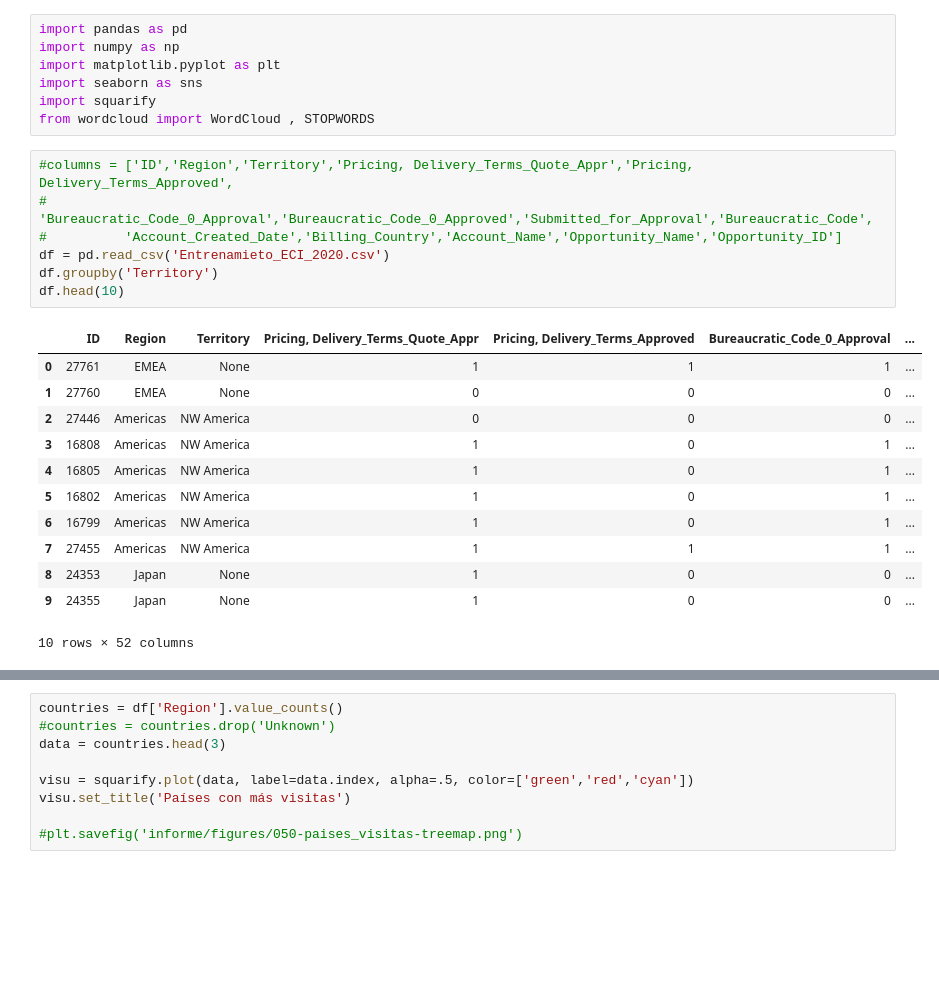
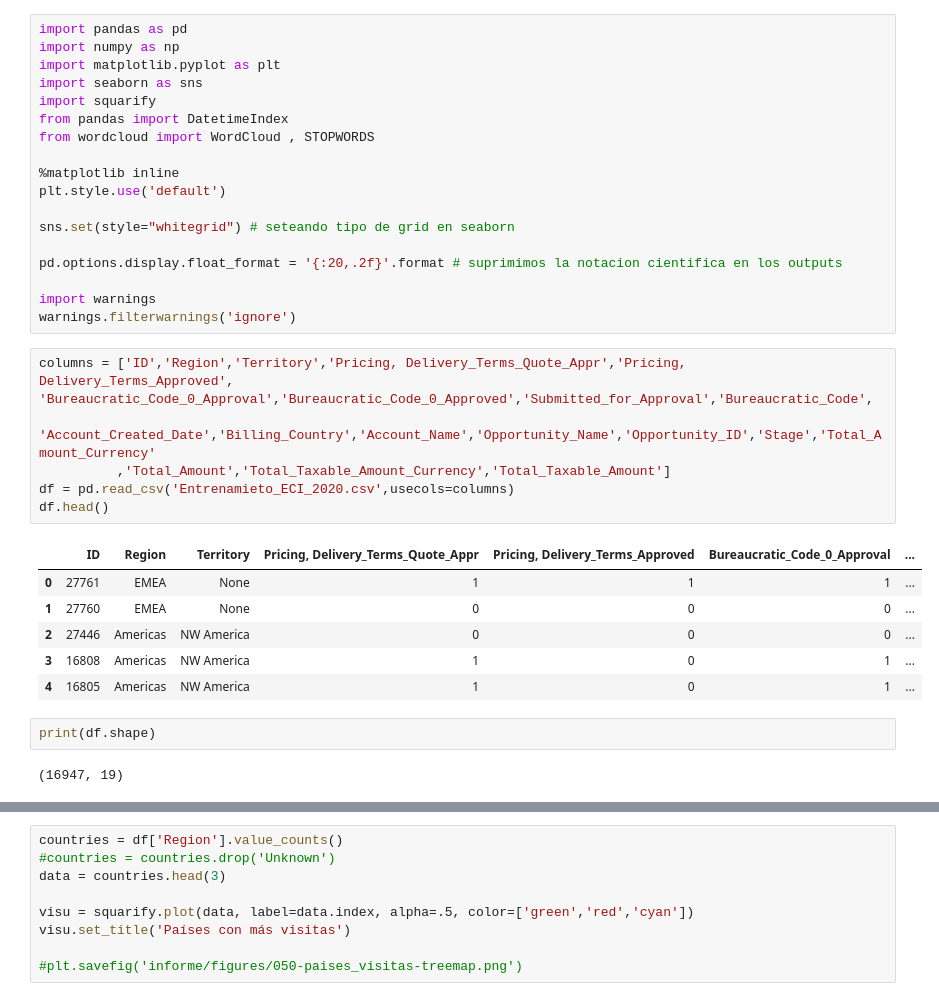
Before and after one commit to fede-alt/datos_2c2020_tp1, a Jupyter notebook: Pruebas/Pruebas_Art.ipynb, the cells around one changed output, grey strips where cells are left out. Saved outputs shown, nothing was run; the diff lists cells and outputs as text; blank space fills up the shorter version.

```diff
--- a/Pruebas/Pruebas_Art.ipynb
+++ b/Pruebas/Pruebas_Art.ipynb
@@ -4,24 +4,33 @@ import numpy as np
 import matplotlib.pyplot as plt
 import seaborn as sns
 import squarify
+from pandas import DatetimeIndex
 from wordcloud import WordCloud , STOPWORDS
+
+%matplotlib inline
+plt.style.use('default')
+
+sns.set(style="whitegrid") # seteando tipo de grid en seaborn
+
+pd.options.display.float_format = '{:20,.2f}'.format # suprimimos la notacion cientifica en los outputs
+
+import warnings
+warnings.filterwarnings('ignore')
 # %%
-#columns = ['ID','Region','Territory','Pricing, Delivery_Terms_Quote_Appr','Pricing, Delivery_Terms_Approved',
-#            'Bureaucratic_Code_0_Approval','Bureaucratic_Code_0_Approved','Submitted_for_Approval','Bureaucratic_Code',
-#          'Account_Created_Date','Billing_Country','Account_Name','Opportunity_Name','Opportunity_ID']
-df = pd.read_csv('Entrenamieto_ECI_2020.csv')
-df.groupby('Territory')
-df.head(10)
+columns = ['ID','Region','Territory','Pricing, Delivery_Terms_Quote_Appr','Pricing, Delivery_Terms_Approved',
+'Bureaucratic_Code_0_Approval','Bureaucratic_Code_0_Approved','Submitted_for_Approval','Bureaucratic_Code',
+          'Account_Created_Date','Billing_Country','Account_Name','Opportunity_Name','Opportunity_ID','Stage','Total_Amount_Currency'
+          ,'Total_Amount','Total_Taxable_Amount_Currency','Total_Taxable_Amount']
+df = pd.read_csv('Entrenamieto_ECI_2020.csv',usecols=columns)
+df.head()
 # %% [output]
 |  | ID | Region | Territory | Pricing, Delivery_Terms_Quote_Appr | Pricing, Delivery_Terms_Approved | Bureaucratic_Code_0_Approval | ... |
 | 0 | 27761 | EMEA | None | 1 | 1 | 1 | ... |
 | 1 | 27760 | EMEA | None | 0 | 0 | 0 | ... |
 | 2 | 27446 | Americas | NW America | 0 | 0 | 0 | ... |
 | 3 | 16808 | Americas | NW America | 1 | 0 | 1 | ... |
 | 4 | 16805 | Americas | NW America | 1 | 0 | 1 | ... |
-| 5 | 16802 | Americas | NW America | 1 | 0 | 1 | ... |
-| 6 | 16799 | Americas | NW America | 1 | 0 | 1 | ... |
-| 7 | 27455 | Americas | NW America | 1 | 1 | 1 | ... |
-| 8 | 24353 | Japan | None | 1 | 0 | 0 | ... |
-| 9 | 24355 | Japan | None | 1 | 0 | 0 | ... |
-10 rows × 52 columns
+# %%
+print(df.shape)
+# %% [output]
+(16947, 19)
```
Also changed, not shown: parts of 17 cells of this notebook, 5 other files.
